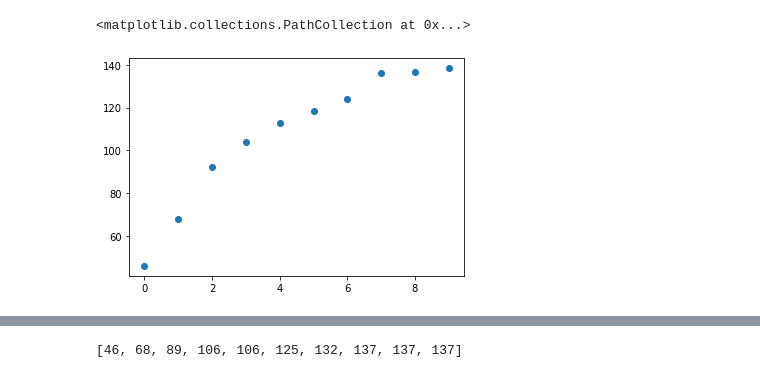
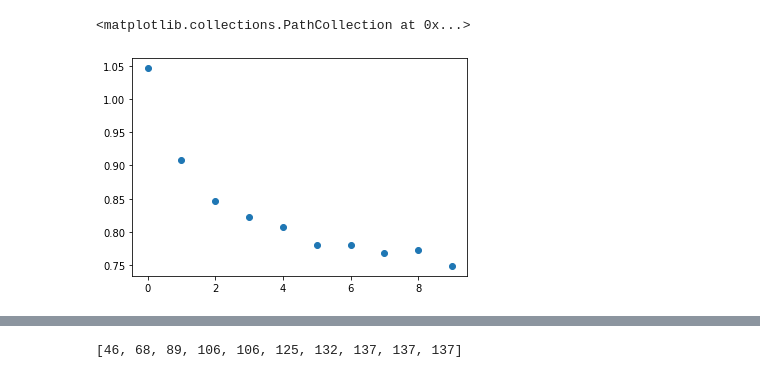
Before and after one commit to PrasannS/eel-reranking, a Jupyter notebook: diversity_eval.ipynb, the cells around one changed output, grey strips where cells are left out. Drawn from its saved outputs; the diff is of its cells as text; code cells hidden in the pictures.

```diff
--- a/diversity_eval.ipynb
+++ b/diversity_eval.ipynb
@@ -238,5 +277,26 @@ overall = get_diverse_distr("utnoun", 10)
+# %%
+overall = ([1.0463203240931034,
+  0.9083600198229154,
+  0.8470527469366789,
+  0.8217564211289088,
+  0.8079156806816657,
+  0.7796099009364843,
+  0.7803336255252361,
+  0.7687843435506025,
+  0.7727742357303699,
+  0.7488706836601099],
+ [34.235,
+  53.776666666666664,
+  68.89333333333333,
+  80.34,
+  89.13166666666666,
+  95.64,
+  101.235,
+  105.74,
+  109.55333333333333,
+  112.61])
 # %%
-plt.scatter(x=list(range(NRUNS)), y=overall[1])
+plt.scatter(x=list(range(NRUNS)), y=overall[0])
 # %% [output]
 <matplotlib.collections.PathCollection at 0x...>
-[figure, old version]
+[figure, new version]
```
Also changed, not shown: parts of 20 cells of this notebook, 47 other files.
